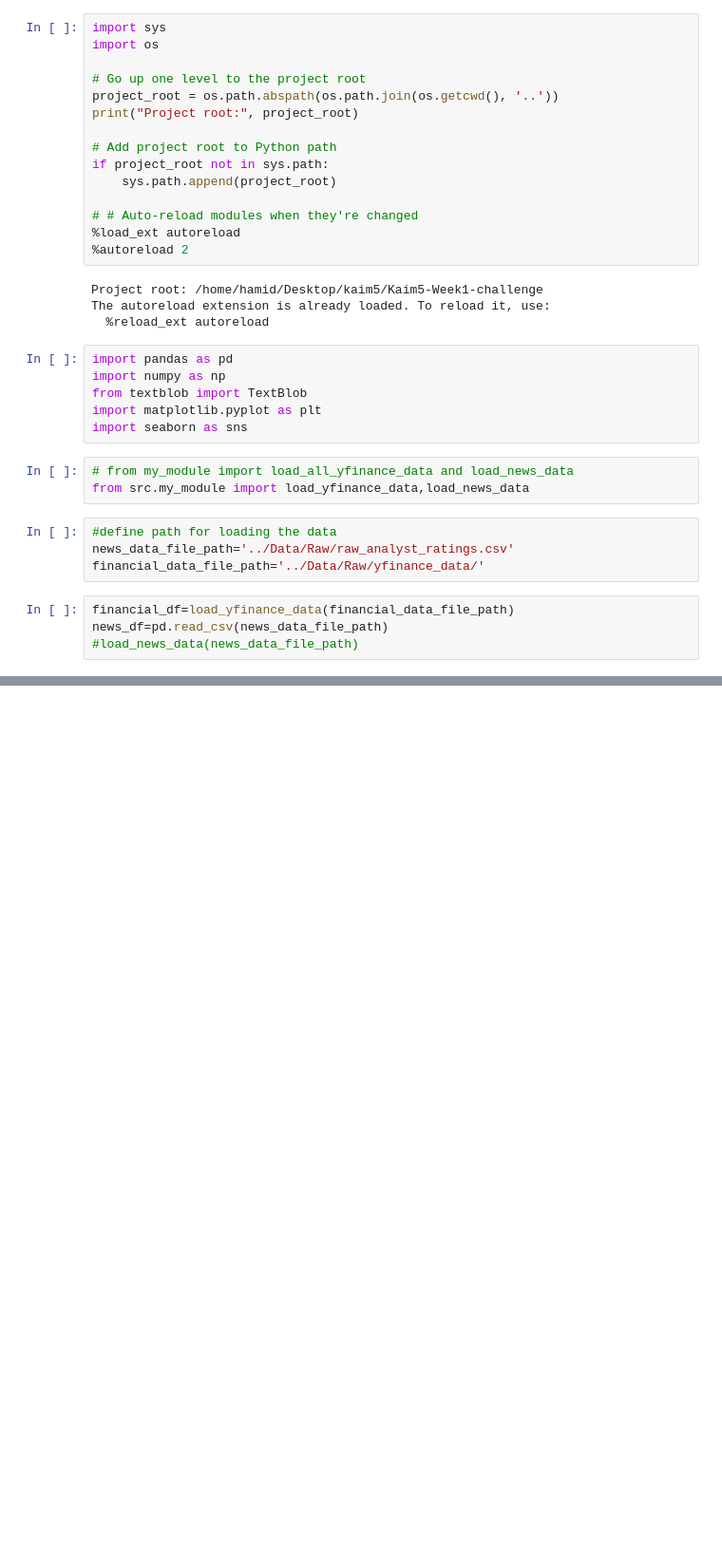
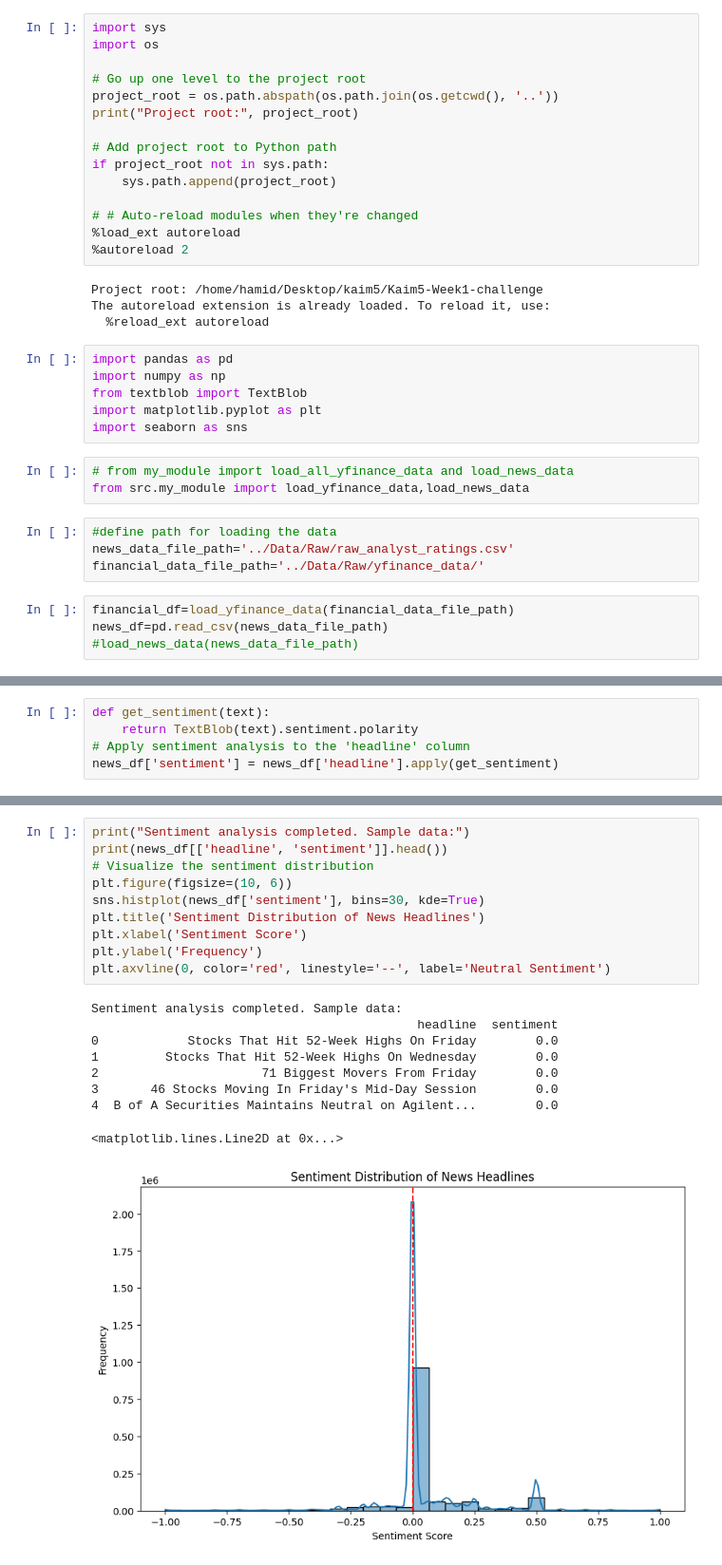
Before and after one commit to abdumehammed/Kaim5-Week1-challenge, a Jupyter notebook: notebooks/01_eda_financial_and_news.ipynb, the cells around one changed output, grey strips where cells are left out. Shown at 95% size. Drawn from its saved outputs; the diff is of its cells as text; blank space fills up the shorter version.

```diff
--- a/notebooks/01_eda_financial_and_news.ipynb
+++ b/notebooks/01_eda_financial_and_news.ipynb
@@ -145,0 +99,5 @@ Name: count, Length: 6204, dtype: int64
+# %%
+def get_sentiment(text):
+    return TextBlob(text).sentiment.polarity
+# Apply sentiment analysis to the 'headline' column
+news_df['sentiment'] = news_df['headline'].apply(get_sentiment)
@@ -145,0 +113,20 @@ Name: count, Length: 6204, dtype: int64
+# %%
+print("Sentiment analysis completed. Sample data:")
+print(news_df[['headline', 'sentiment']].head())
+# Visualize the sentiment distribution
+plt.figure(figsize=(10, 6))
+sns.histplot(news_df['sentiment'], bins=30, kde=True)
+plt.title('Sentiment Distribution of News Headlines')
+plt.xlabel('Sentiment Score')
+plt.ylabel('Frequency')
+plt.axvline(0, color='red', linestyle='--', label='Neutral Sentiment')
+# %% [output]
+Sentiment analysis completed. Sample data:
+                                            headline  sentiment
+0            Stocks That Hit 52-Week Highs On Friday        0.0
+1         Stocks That Hit 52-Week Highs On Wednesday        0.0
+2                      71 Biggest Movers From Friday        0.0
+3       46 Stocks Moving In Friday's Mid-Day Session        0.0
+4  B of A Securities Maintains Neutral on Agilent...        0.0
+<matplotlib.lines.Line2D at 0x...>
+[figure, added]
```
Also changed, not shown: parts of 13 cells of this notebook, 2 other files.
